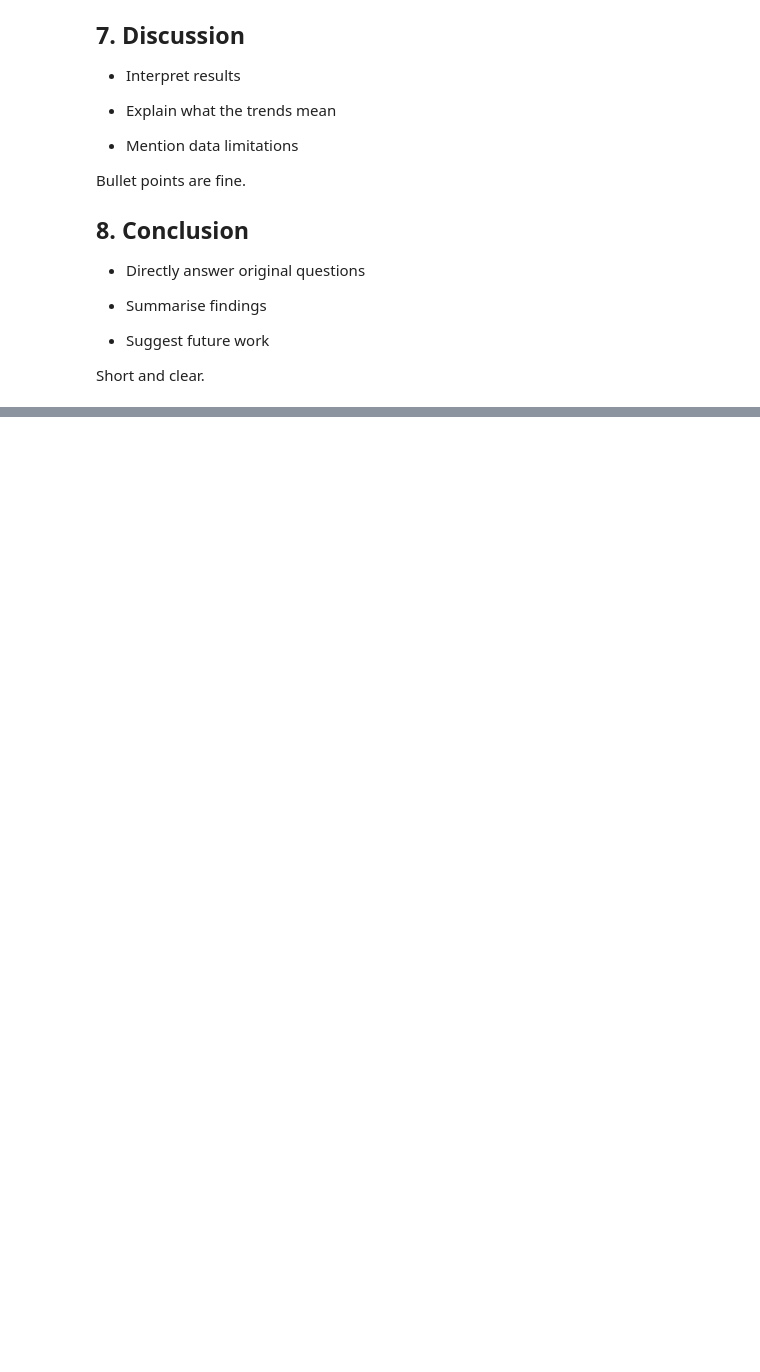
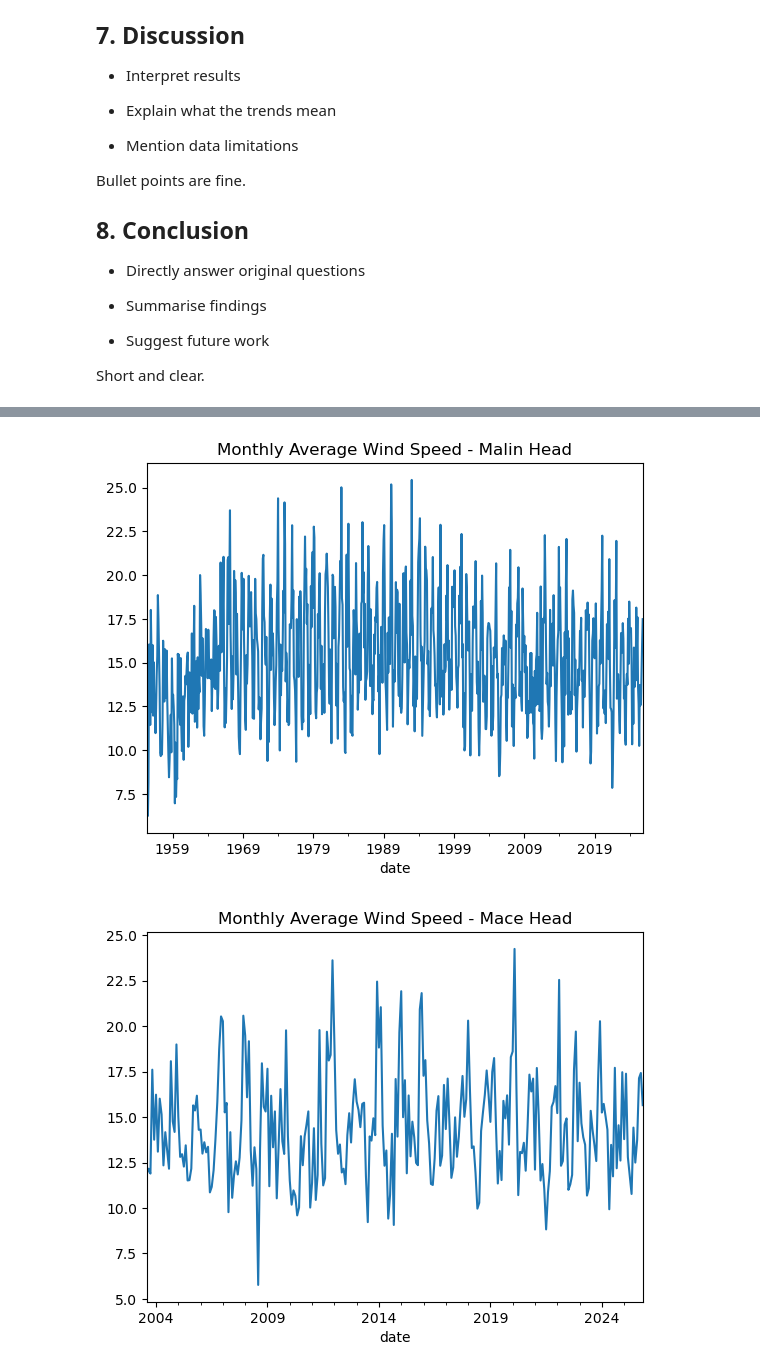
Before and after one commit to fin81985/PFDA-Project, a Jupyter notebook: wind_analysis.ipynb, the cells around one changed output, grey strips where cells are left out. Cells and saved outputs as stored; diff of their text form; code cells hidden in the pictures; blank space fills up the shorter version.

```diff
--- a/wind_analysis.ipynb
+++ b/wind_analysis.ipynb
@@ -120,3 +120,22 @@ Bullet points are fine.
 * Suggest future work
 
 Short and clear.
+# %%
+import pandas as pd
+import matplotlib.pyplot as plt
+
+# URLs for Met Éireann climate data CSV files
+stations = {
+    "Malin Head": "https://cli.fusio.net/cli/climate_data/webdata/dly1575.csv",
+    "Mace Head": "https://cli.fusio.net/cli/climate_data/webdata/dly275.csv",
+    "Valentia Observatory": "https://cli.fusio.net/cli/climate_data/webdata/dly2275.csv",
+    "Dublin Airport": "https://cli.fusio.net/cli/climate_data/webdata/dly532.csv"
+}
+
+# Load each CSV into a dictionary of DataFrames
+# Met Éireann files have header rows that need to be skipped
+data = {name: pd.read_csv(url, skiprows=24) for name, url in stations.items()}
+
+# Quick check
+for name, df in data.items():
+    print(name, df.head())
@@ -122,0 +160,17 @@ Short and clear.
+# %%
+for name, df in data.items():
+    df['date'] = pd.to_datetime(df['date'], errors='coerce')
+    df.ffill(inplace=True)  # Forward fill missing values
+# %%
+for name, df in data.items():
+    # Set the date as index (already converted to datetime in previous cell)
+    df.set_index('date', inplace=True)
+# %%
+for name, df in data.items():
+    df['wdsp'] = pd.to_numeric(df['wdsp'], errors='coerce')  # Convert to numeric
+    monthly_avg = df['wdsp'].resample('M').mean()  # Note: use 'wdsp' column
+    monthly_avg.plot(title=f"Monthly Average Wind Speed - {name}")
+    plt.show()
+# %% [output]
+[figure, added]
+[figure, added]
```
Also changed, not shown: parts of 2 cells of this notebook.
